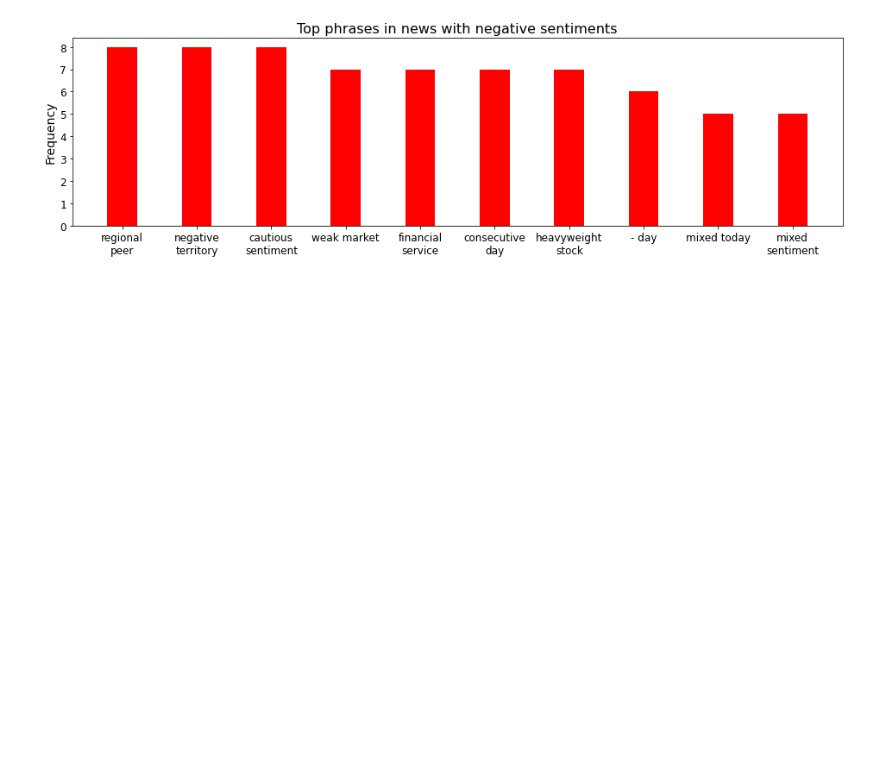
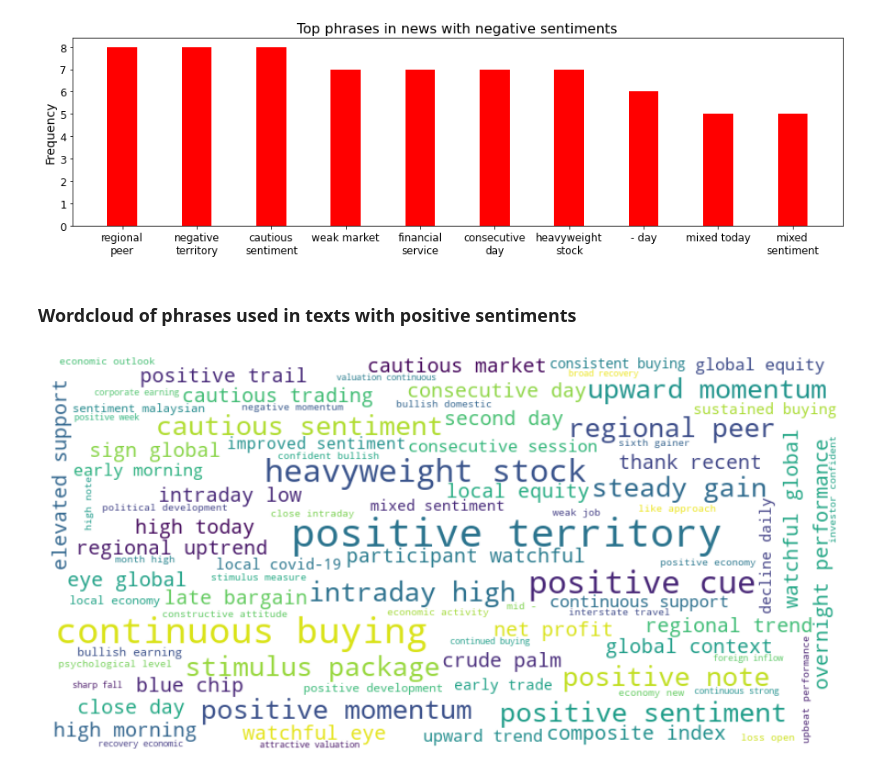
Before and after one commit to rayjasson98/financial_nlp, a Jupyter notebook: financial_phrases.ipynb, the cells around one changed output. Cells and saved outputs as stored; diff of their text form; code cells hidden in the pictures; blank space fills up the shorter version.

Commit message:
Add wordcloud of financial phrases

```diff
--- a/financial_phrases.ipynb
+++ b/financial_phrases.ipynb
@@ -191,0 +190,15 @@ from wordcloud import WordCloud
+# %% [markdown]
+### Wordcloud of phrases used in texts with positive sentiments
+# %%
+from wordcloud import WordCloud
+
+positive_freq_dict = dict(sorted_positive_freq)
+negative_freq_dict = dict(sorted_negative_freq)
+positive_cloud = WordCloud(max_font_size=40, margin=4, background_color='white', width=800, height=400).generate_from_frequencies(frequencies=positive_freq_dict)
+
+plt.figure(1, figsize=(16, 8))
+plt.imshow(positive_cloud, interpolation="bilinear")
+plt.axis("off")
+plt.show()
+# %% [output]
+[figure, added]
```
Also changed, not shown: parts of 3 cells of this notebook.
